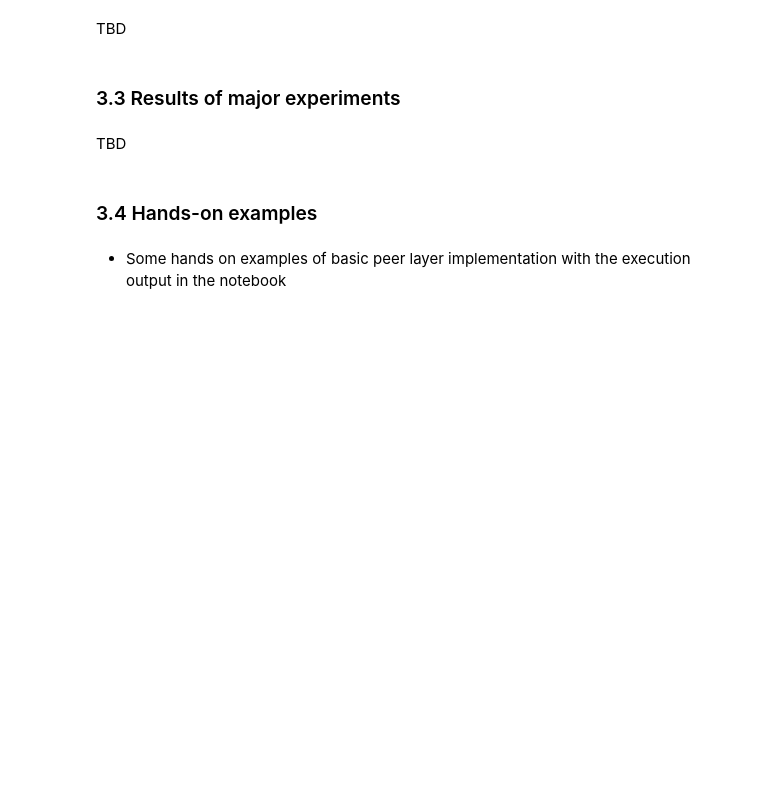
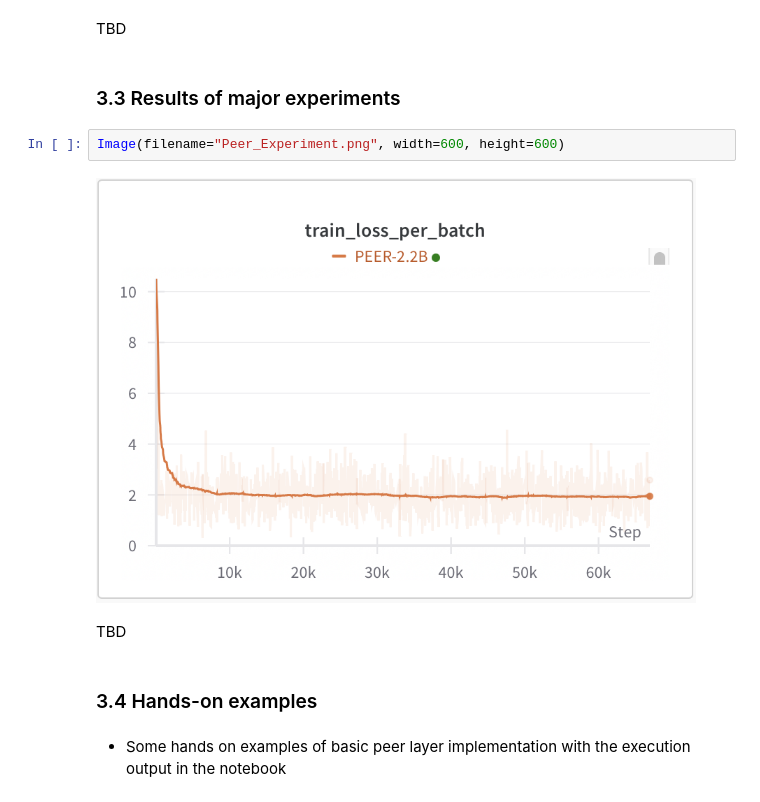
Before and after one commit to stavco9/moe-llm-presentation, a Jupyter notebook: presentation.ipynb, the cells around one changed output. Cells and saved outputs as stored; diff of their text form; blank space fills up the shorter version.

```diff
--- a/presentation.ipynb
+++ b/presentation.ipynb
@@ -49,6 +65,10 @@ The PEER layer includes a vast number of tiny expert (over a million) and solves
 TBD
 # %% [markdown]
 ### 3.3 Results of major experiments
+# %%
+Image(filename="Peer_Experiment.png", width=600, height=600)
+# %% [output]
+[figure, added]
 # %% [markdown]
 TBD
 # %% [markdown]
```
Also changed, not shown: parts of 3 cells of this notebook, 2 other files.
